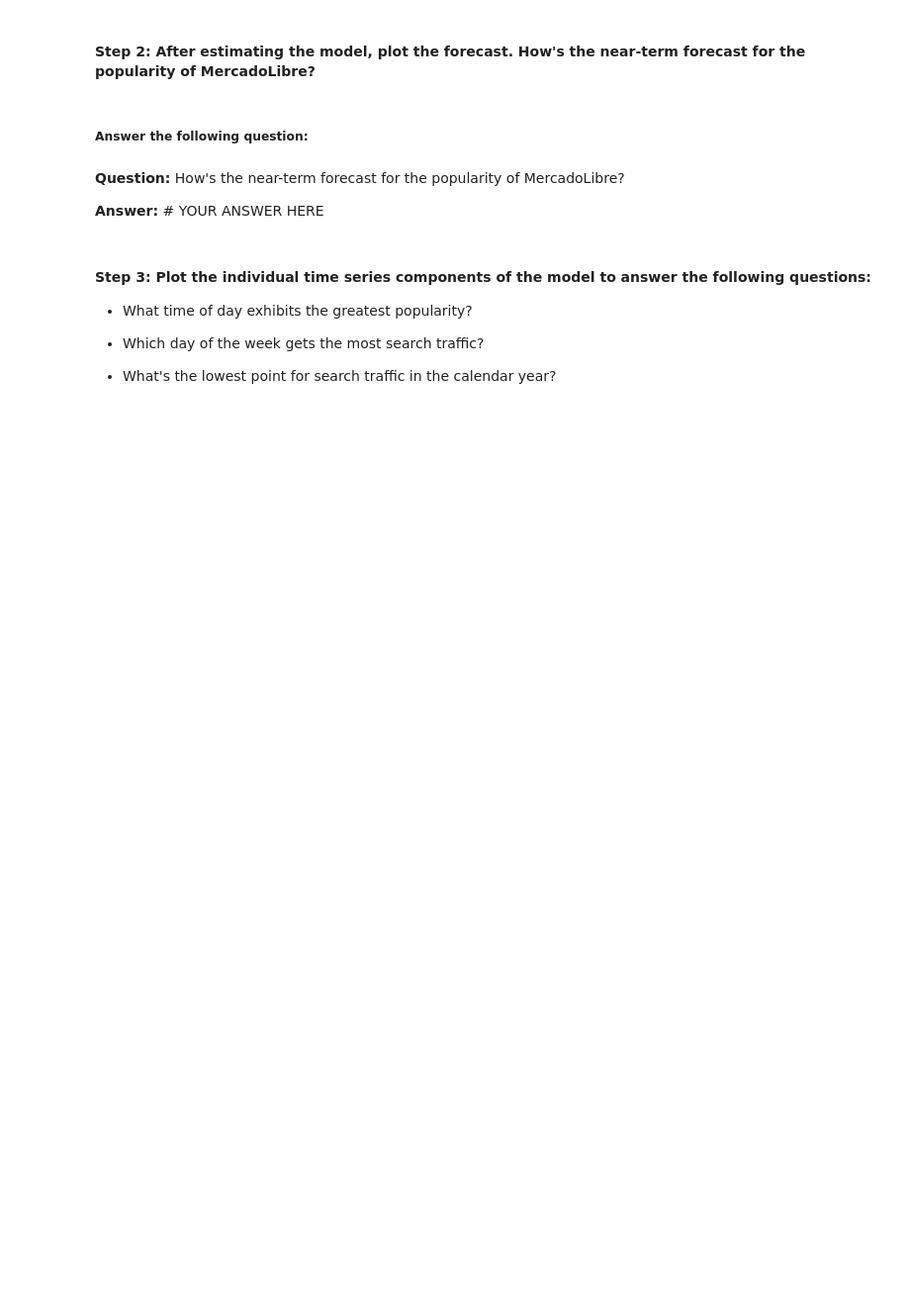
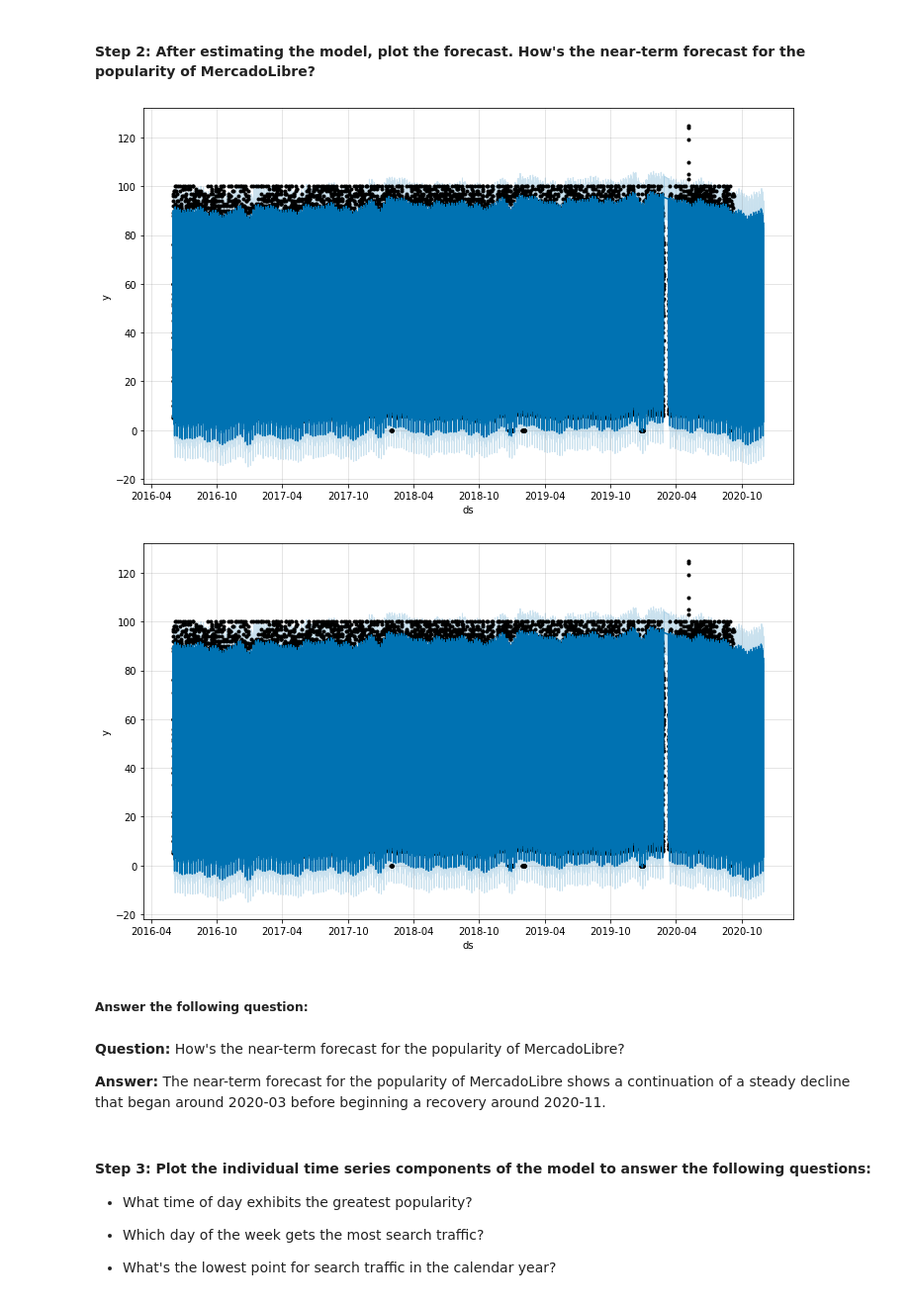
Before and after one commit to a-altman/MercadoLibre-Time-Series-Analysis, a Jupyter notebook: forecasting_net_prophet.ipynb, the cells around one changed output. Shown at 99% size. Cells and saved outputs as stored; diff of their text form; code cells hidden in the pictures; blank space fills up the shorter version.

```diff
--- a/forecasting_net_prophet.ipynb
+++ b/forecasting_net_prophet.ipynb
@@ -349,6 +508,6 @@ mercado_prophet_df = # YOUR CODE HERE
 # %%
 # Call the Prophet function, store as an object
-model_mercado_trends = # YOUR CODE HERE
+model_mercado_trends = Prophet()
 # %%
 # Fit the time-series model.
-# YOUR CODE HERE
+model_mercado_trends.fit(mercado_prophet_df)
@@ -355,7 +516,7 @@ model_mercado_trends = # YOUR CODE HERE
 # %%
 # Create a future dataframe to hold predictions
 # Make the prediction go out as far as 2000 hours (approx 80 days)
-future_mercado_trends = # YOUR CODE HERE
+future_mercado_trends = model_mercado_trends.make_future_dataframe(periods=2000, freq='H')
 
 # View the last five rows of the future_mercado_trends DataFrame
-# YOUR CODE HERE
+future_mercado_trends.tail()
@@ -362,6 +530,6 @@ future_mercado_trends = # YOUR CODE HERE
 # %%
 # Make the predictions for the trend data using the future_mercado_trends DataFrame
-forecast_mercado_trends = # YOUR CODE HERE
+forecast_mercado_trends = model_mercado_trends.predict(future_mercado_trends)
 
 # Display the first five rows of the forecast_mercado_trends DataFrame
-# YOUR CODE HERE
+forecast_mercado_trends.head()
@@ -369,13 +545,16 @@ forecast_mercado_trends = # YOUR CODE HERE
 #### Step 2: After estimating the model, plot the forecast. How's the near-term forecast for the popularity of MercadoLibre?
 # %%
 # Plot the Prophet predictions for the Mercado trends data
-# YOUR CODE HERE
+model_mercado_trends.plot(forecast_mercado_trends)
+# %% [output]
+[figure, added]
+[figure, added]
 # %% [markdown]
 ##### Answer the following question:
 # %% [markdown]
 **Question:**  How's the near-term forecast for the popularity of MercadoLibre?
 
-**Answer:** # YOUR ANSWER HERE
+**Answer:** The near-term forecast for the popularity of MercadoLibre shows a continuation of a steady decline that began around 2020-03 before beginning a recovery around 2020-11.
 # %% [markdown]
 #### Step 3: Plot the individual time series components of the model to answer the following questions:
 
```
Also changed, not shown: parts of 50 cells of this notebook.
